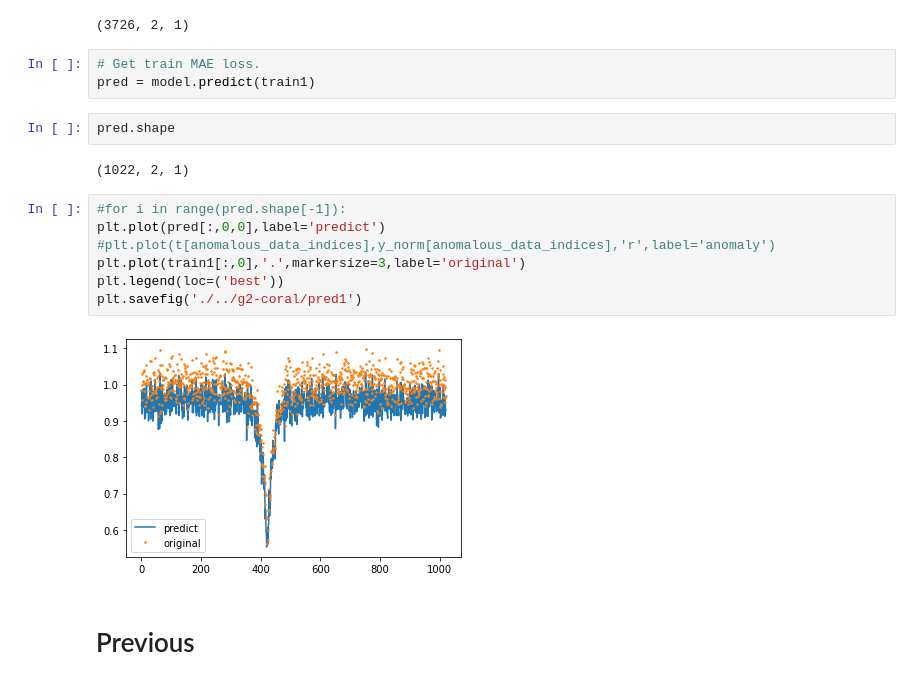
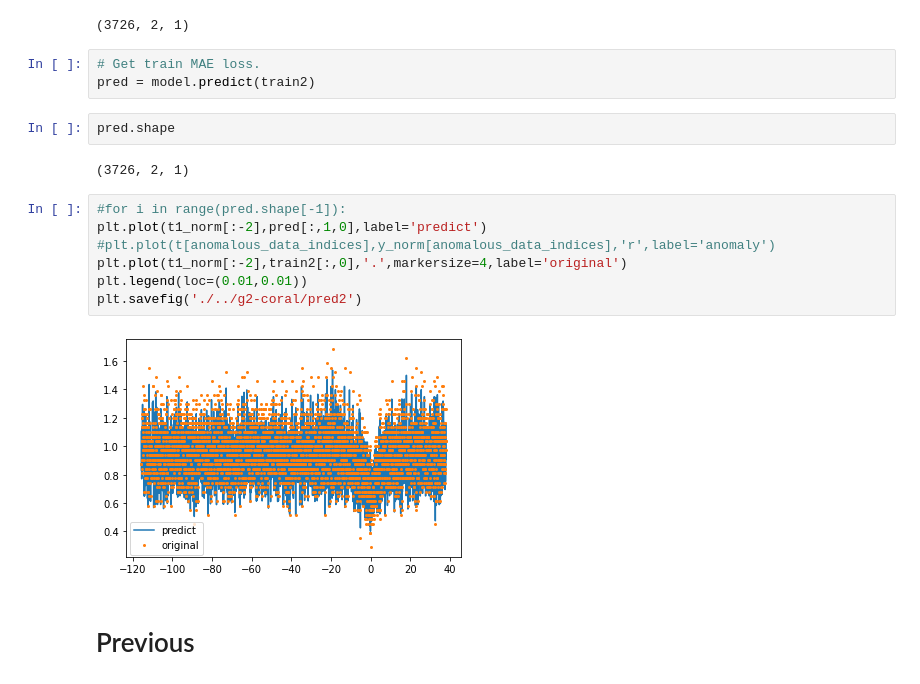
Before and after one commit to ubsuny/g2-coral, a Jupyter notebook: midterm.ipynb, the cells around one changed output. Drawn from its saved outputs; the diff is of its cells as text.

Commit message:
norm_time

```diff
--- a/midterm.ipynb
+++ b/midterm.ipynb
@@ -135,20 +135,20 @@ train2.shape
 (3726, 2, 1)
 # %%
 # Get train MAE loss.
-pred = model.predict(train1)
+pred = model.predict(train2)
 # %%
 pred.shape
 # %% [output]
-(1022, 2, 1)
+(3726, 2, 1)
 # %%
 #for i in range(pred.shape[-1]):
-plt.plot(pred[:,0,0],label='predict')
+plt.plot(t1_norm[:-2],pred[:,1,0],label='predict')
 #plt.plot(t[anomalous_data_indices],y_norm[anomalous_data_indices],'r',label='anomaly')
-plt.plot(train1[:,0],'.',markersize=3,label='original')
-plt.legend(loc=('best'))
-plt.savefig('./../g2-coral/pred1')
+plt.plot(t1_norm[:-2],train2[:,0],'.',markersize=4,label='original')
+plt.legend(loc=(0.01,0.01))
+plt.savefig('./../g2-coral/pred2')
 # %% [output]
-[figure, old version]
+[figure, new version]
 # %% [markdown]
 # Previous
 # %%
```
Also changed, not shown: 2 other files.
